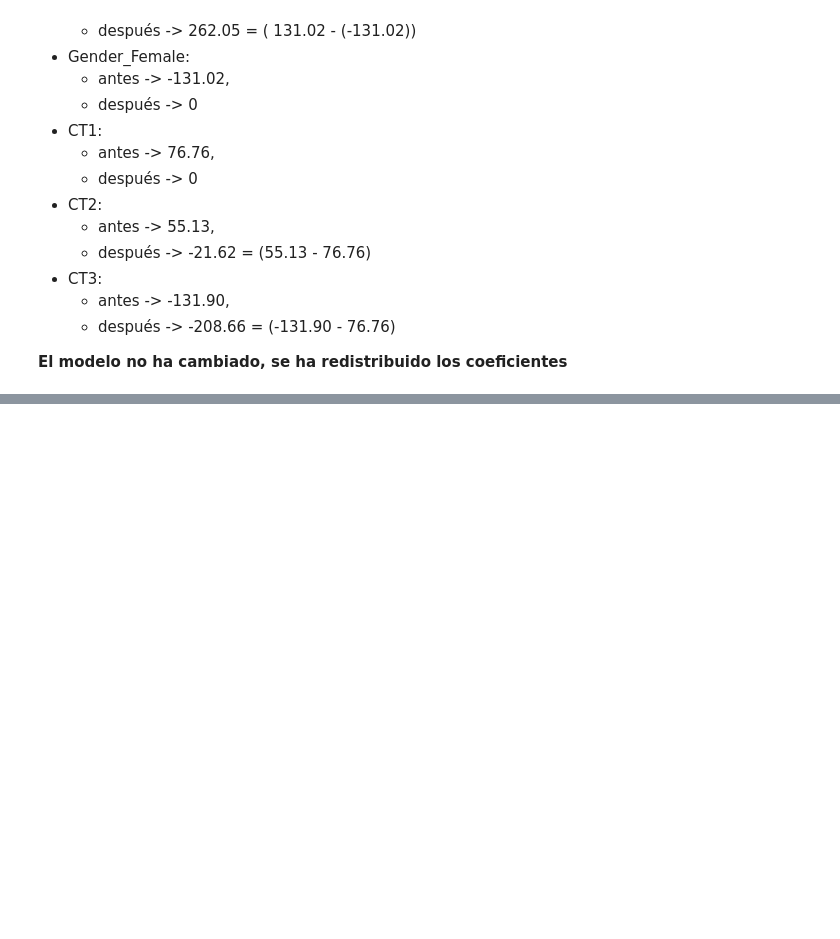
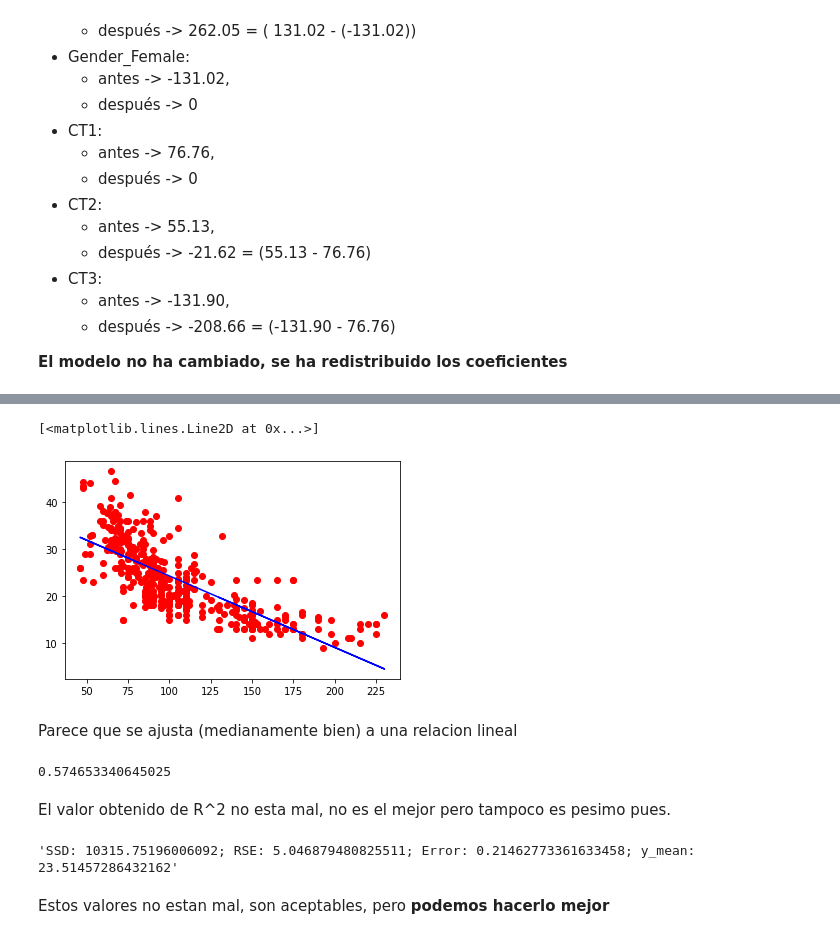
Before and after one commit to Karenahv/python-ml-curso, a Jupyter notebook: notebooks/T4 - 5 - Linear Regression - Problemas con la regresión lineal.ipynb, the cells around one changed output, grey strips where cells are left out. Drawn from its saved outputs; the diff is of its cells as text; code cells hidden in the pictures; blank space fills up the shorter version.

```diff
--- a/notebooks/T4 - 5 - Linear Regression - Problemas con la regresión lineal.ipynb
+++ b/notebooks/T4 - 5 - Linear Regression - Problemas con la regresión lineal.ipynb
@@ -292,0 +342,4 @@ Los cambios se reflejan en
+# %%
+X = data_auto["horsepower"].fillna(data_auto["horsepower"].mean())#relleno datos vacios con promedio
+Y = data_auto["mpg"].fillna(data_auto["mpg"].mean())#relleno datos vacios con promedio
+X_data = X[:, np.newaxis]
@@ -292,0 +361,26 @@ Los cambios se reflejan en
+# %%
+%matplotlib inline
+plt.plot(X,Y,"ro") #estos son los puntos rojos
+plt.plot(X,lm.predict(X_data), color="blue")#muestro predicciones en grafico
+# %% [output]
+[<matplotlib.lines.Line2D at 0x...>]
+[figure, added]
+# %% [markdown]
+Parece que se ajusta (medianamente bien) a una relacion lineal
+# %%
+lm.score(X_data,Y)
+# %% [output]
+0.574653340645025
+# %% [markdown]
+El valor obtenido de R^2 no esta mal, no es el mejor pero tampoco es pesimo pues.
+# %%
+SSD= np.sum((Y-lm.predict(X_data))**2)
+RSE = np.sqrt(SSD/(len(X_data)-1))
+y_mean = np.mean(Y)
+error = RSE/y_mean
+
+"SSD: "+ str(SSD) + "; RSE: " + str(RSE) + "; Error: " + str(error) + "; y_mean: " + str(y_mean)
+# %% [output]
+'SSD: 10315.75196006092; RSE: 5.046879480825511; Error: 0.21462773361633458; y_mean: 23.51457286432162'
+# %% [markdown]
+Estos valores no estan mal, son aceptables, pero **podemos hacerlo mejor**
```
Also changed, not shown: parts of 34 cells of this notebook.
